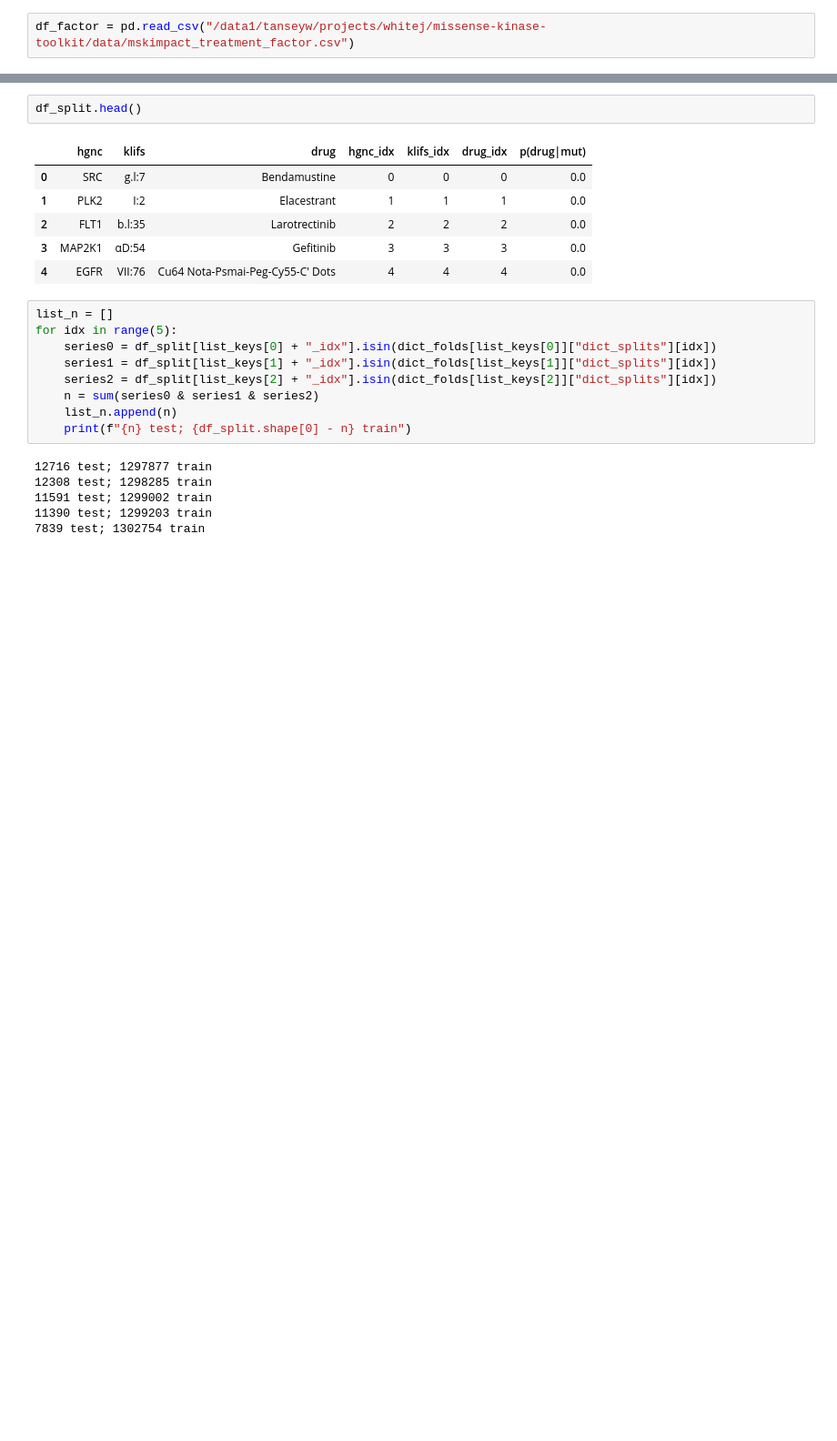
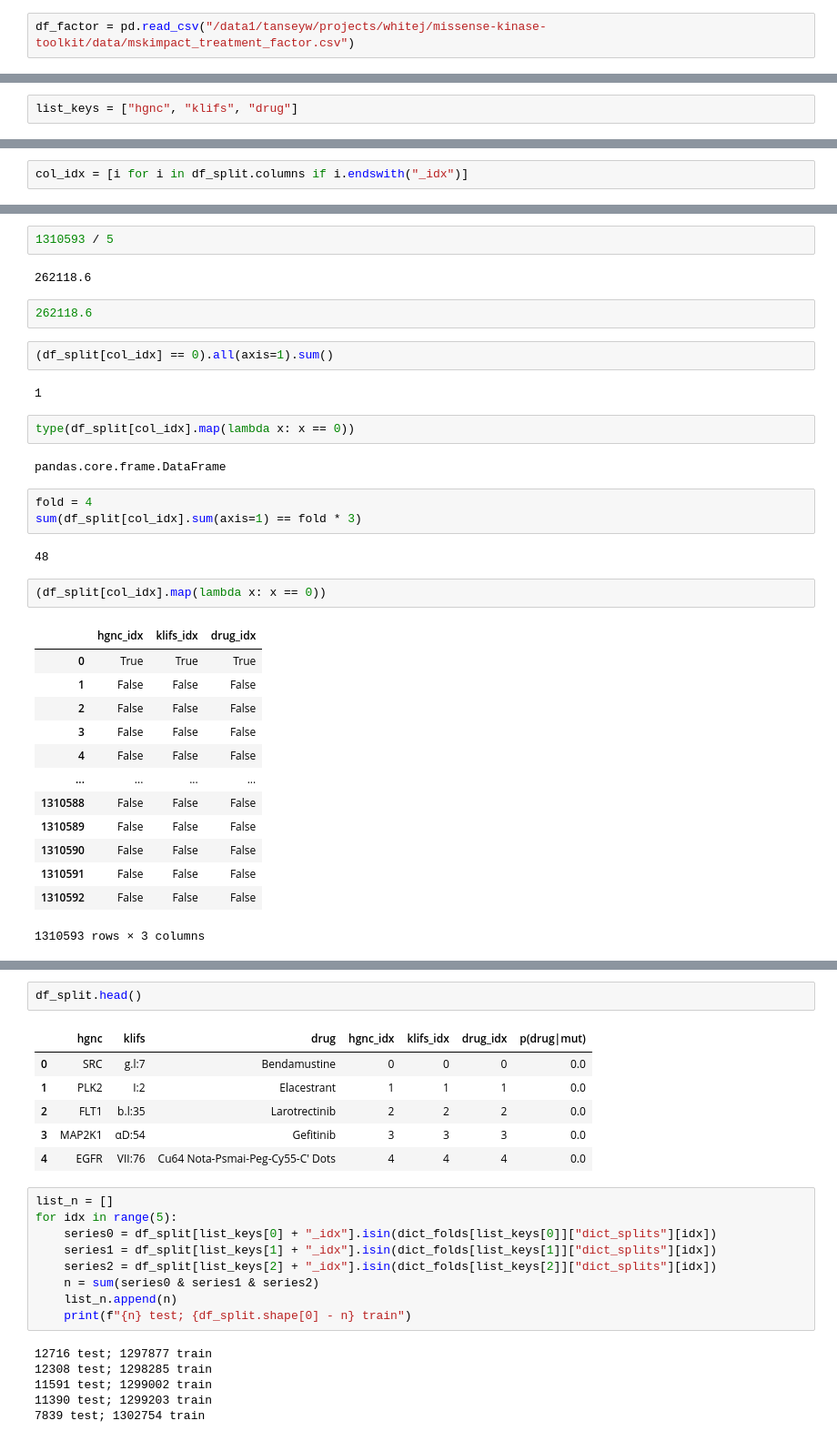
Before and after one commit to choderalab/missense-kinase-toolkit, a Jupyter notebook: notebooks/factor_model.ipynb, the cells around one changed output, grey strips where cells are left out. Shown at 91% size. Saved outputs shown, nothing was run; the diff lists cells and outputs as text; blank space fills up the shorter version.

```diff
--- a/notebooks/factor_model.ipynb
+++ b/notebooks/factor_model.ipynb
@@ -86,2 +439,4 @@ def generate_split_dataframe(
+# %%
+list_keys = ["hgnc", "klifs", "drug"]
 # %%
 list_minmax = []
@@ -112,0 +466,2 @@ list_minmax[42]
+# %%
+col_idx = [i for i in df_split.columns if i.endswith("_idx")]
@@ -112,0 +472,35 @@ list_minmax[42]
+# %%
+1310593 / 5
+# %% [output]
+262118.6
+# %%
+262118.6
+# %%
+(df_split[col_idx] == 0).all(axis=1).sum()
+# %% [output]
+1
+# %%
+type(df_split[col_idx].map(lambda x: x == 0))
+# %% [output]
+pandas.core.frame.DataFrame
+# %%
+fold = 4
+sum(df_split[col_idx].sum(axis=1) == fold * 3)
+# %% [output]
+48
+# %%
+(df_split[col_idx].map(lambda x: x == 0))
+# %% [output]
+|  | hgnc_idx | klifs_idx | drug_idx |
+| 0 | True | True | True |
+| 1 | False | False | False |
+| 2 | False | False | False |
+| 3 | False | False | False |
+| 4 | False | False | False |
+| ... | ... | ... | ... |
+| 1310588 | False | False | False |
+| 1310589 | False | False | False |
+| 1310590 | False | False | False |
+| 1310591 | False | False | False |
+| 1310592 | False | False | False |
+1310593 rows × 3 columns
```
Also changed, not shown: parts of 46 cells of this notebook.
